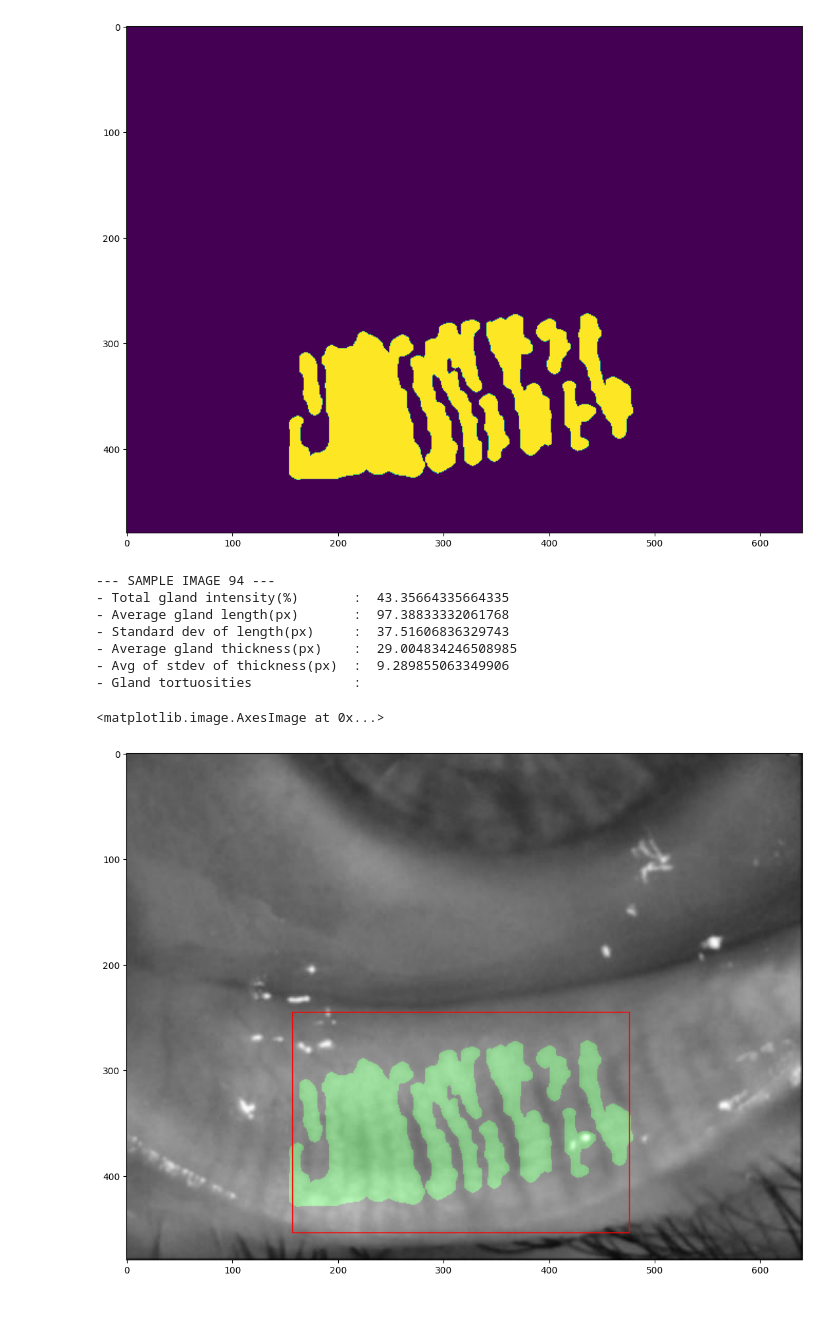
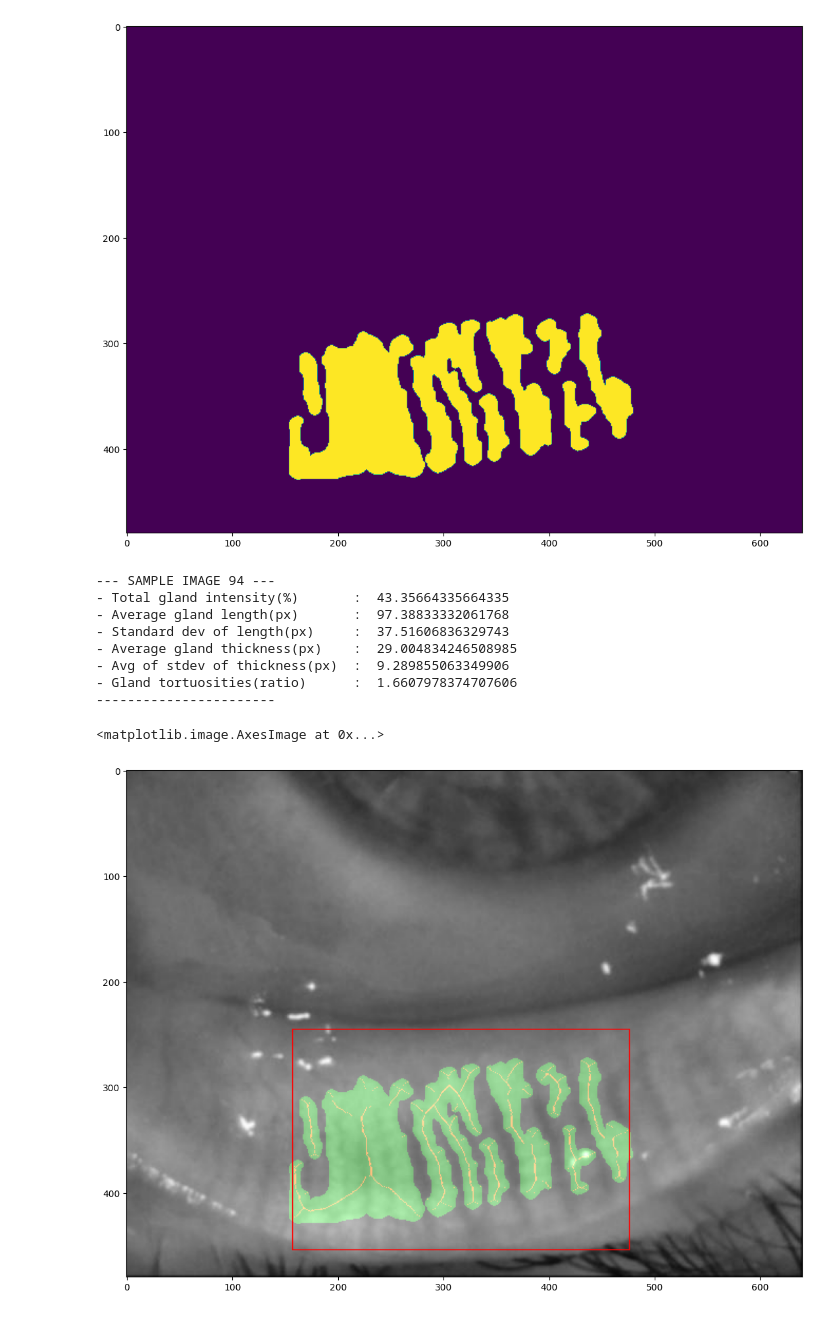
Before and after one commit to oykudiribas/Meibo-segment, a Jupyter notebook: src/main_nb.ipynb, the cells around one changed output. Drawn from its saved outputs; the diff is of its cells as text; code cells hidden in the pictures.

```diff
--- a/src/main_nb.ipynb
+++ b/src/main_nb.ipynb
@@ -31,6 +31,27 @@ def calcParams(input):
     t_std = np.std(t_arr[np.nonzero(t_arr)])
     t_mean = np.mean(t_arr[np.nonzero(t_arr)])
     return (l, t_std, t_mean)
+
+
+def skeleton(input):
+    size = np.size(input)
+    strel = cv2.getStructuringElement(cv2.MORPH_CROSS, (3, 3))
+    skel = np.zeros(input.shape, np.uint8)
+
+    done = False
+    while (not done):
+        eroded = cv2.erode(input, strel)
+        temp = cv2.dilate(eroded, strel)
+        temp = cv2.subtract(input, temp)
+        skel = cv2.bitwise_or(skel, temp)
+        input = eroded.copy()
+
+        zeros = size - cv2.countNonZero(input)
+        if zeros == size:
+            done = True
+
+    l_skel = np.count_nonzero(skel)
+    return skel, l_skel
 # %%
 img_no = 94
 filelist = sorted(glob.glob('../img/raw/*.jpeg'))
@@ -166,6 +187,7 @@ imshow(cv2.hconcat([res_histeq, res_athr_histeq, res_candidate_glands]), cmap='g
 cnts, _ = cv2.findContours(res_candidate_glands, cv2.RETR_EXTERNAL, cv2.CHAIN_APPROX_SIMPLE)
 res_cnt = img_bgr.copy()
 res_glands = np.zeros(img.shape, dtype=np.uint8)
+res_gland_skel = np.zeros(img.shape, dtype=np.uint8)
 kernel = cv2.getStructuringElement(cv2.MORPH_ELLIPSE, (7, 7))
 
 res_dict = dict(l=[], t_mean=[], t_std=[], tort=[])
@@ -181,11 +203,14 @@ for cnt in cnts:
         canvas = np.zeros(img.shape, dtype=np.uint8)
         cv2.drawContours(canvas, [cnt], -1, [255, 0, 0], thickness=cv2.FILLED)
         canvas = cv2.morphologyEx(canvas, cv2.MORPH_DILATE, kernel=kernel)
+        res_skel, l_skel = skeleton(canvas)
         l, t_std, t_mean = calcParams(canvas)
         res_dict['l'].append(l)
         res_dict['t_std'].append(t_std)
         res_dict['t_mean'].append(t_mean)
+        res_dict['tort'].append(l_skel/l)
         res_glands = res_glands | canvas
+        res_gland_skel = res_gland_skel | res_skel
 
 imshow(res_glands)
 # %% [output]
@@ -194,32 +219,34 @@ imshow(res_glands)
 # %%
 # Final Image
 img_res = img_bgr.copy()
 img_res[:, :, 1] = mask_blend(img_res[:, :, 1], res_glands)
+img_res[:, :, 2] = img_res[:, :, 2] | res_gland_skel
 cv2.rectangle(img_res, bbox_small, color=[255, 0, 0])
 
 # Grade Calculation
 total_roi = cv2.countNonZero(mask_box*mask_cnt_fin)
 total_gland = cv2.countNonZero(res_glands)
 
 # Report
 print("--- SAMPLE IMAGE", str(img_no), "---")
 num_gln = len(res_dict['l'])
 print("- Total gland intensity(%)       : ", str(total_gland/total_roi*100))
 print("- Average gland length(px)       : ", str(sum(res_dict['l'])/num_gln))
 print("- Standard dev of length(px)     : ", str(np.std(res_dict['l'])))
 print("- Average gland thickness(px)    : ", str(sum(res_dict['t_mean'])/num_gln))
 print("- Avg of stdev of thickness(px)  : ", str(sum(res_dict['t_std'])/num_gln))
-print("- Gland tortuosities             : ")
+print("- Avg of tortuosities(ratio)     : ", str(sum(res_dict['tort'])/num_gln))
 print("-----------------------\n")
 
 imshow(img_res)
 # %% [output]
 --- SAMPLE IMAGE 94 ---
 - Total gland intensity(%)       :  43.35664335664335
 - Average gland length(px)       :  97.38833332061768
 - Standard dev of length(px)     :  37.51606836329743
 - Average gland thickness(px)    :  29.004834246508985
 - Avg of stdev of thickness(px)  :  9.289855063349906
-- Gland tortuosities             :
+- Gland tortuosities(ratio)      :  1.6607978374707606
+-----------------------
 <matplotlib.image.AxesImage at 0x...>
-[figure, old version]
+[figure, new version]
```
Also changed, not shown: 8 other files.
